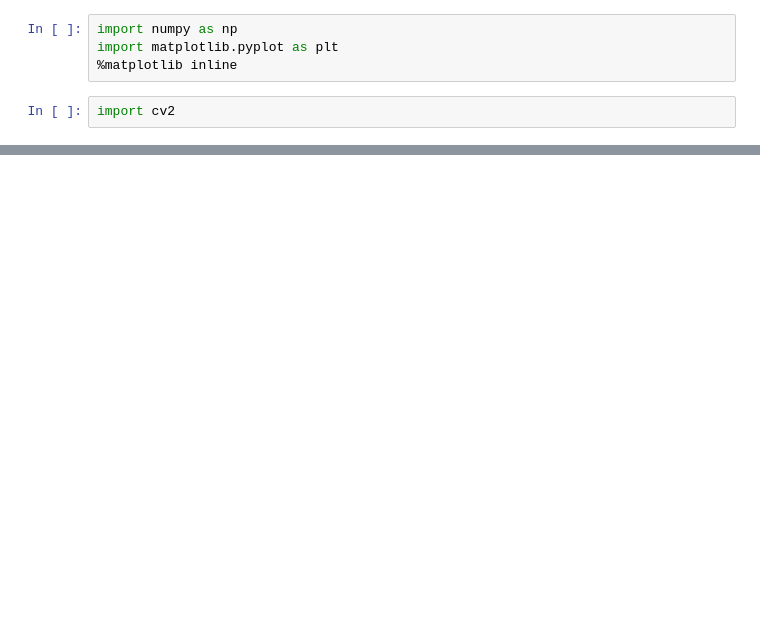
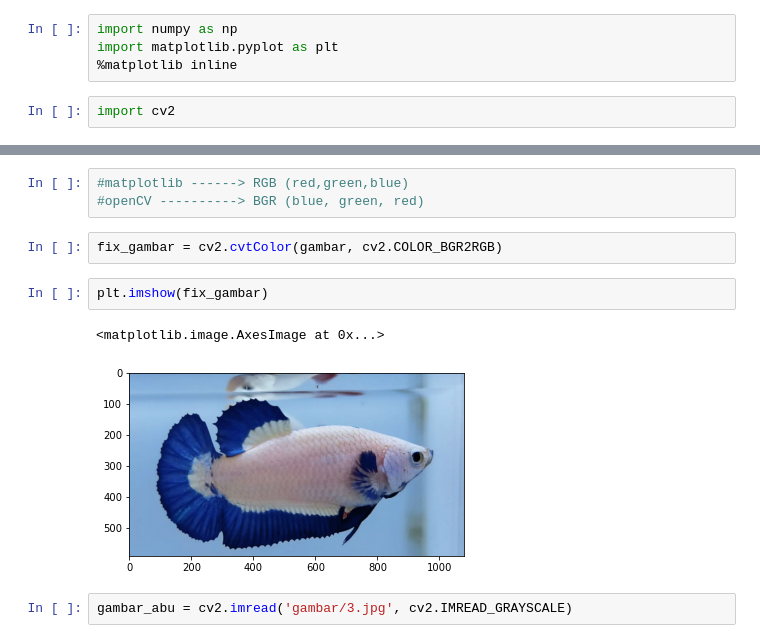
Before and after one commit to Ahmadahsana/latihanPython, a Jupyter notebook: latihan_OpenCV.ipynb, the cells around one changed output, grey strips where cells are left out. Cells and saved outputs as stored; diff of their text form; blank space fills up the shorter version.

```diff
--- a/latihan_OpenCV.ipynb
+++ b/latihan_OpenCV.ipynb
@@ -37,0 +38,12 @@ plt.imshow(img)
+# %%
+#matplotlib ------> RGB (red,green,blue)
+#openCV ----------> BGR (blue, green, red)
+# %%
+fix_gambar = cv2.cvtColor(gambar, cv2.COLOR_BGR2RGB)
+# %%
+plt.imshow(fix_gambar)
+# %% [output]
+<matplotlib.image.AxesImage at 0x...>
+[figure, added]
+# %%
+gambar_abu = cv2.imread('gambar/3.jpg', cv2.IMREAD_GRAYSCALE)
```
Also changed, not shown: parts of 10 cells of this notebook.
